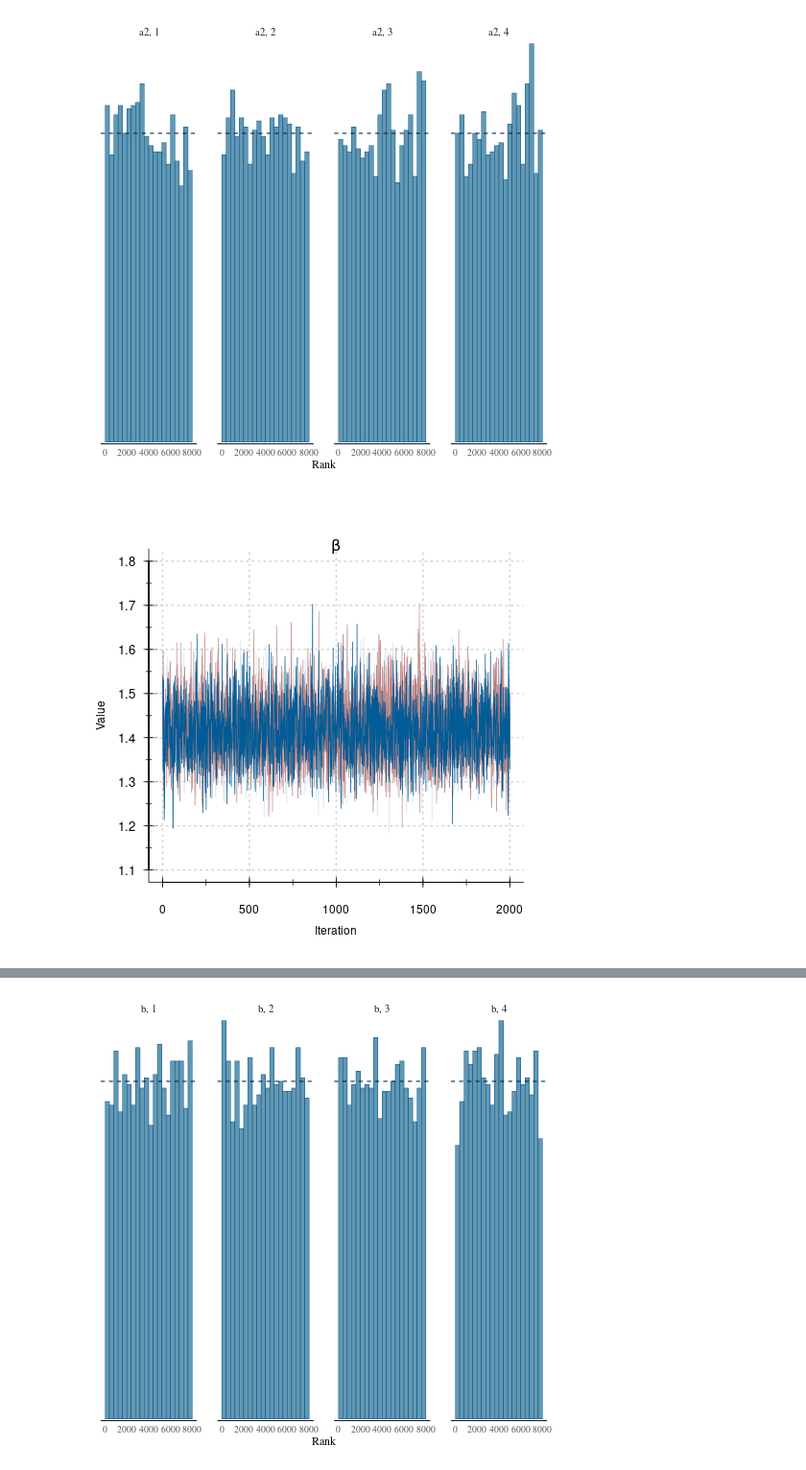
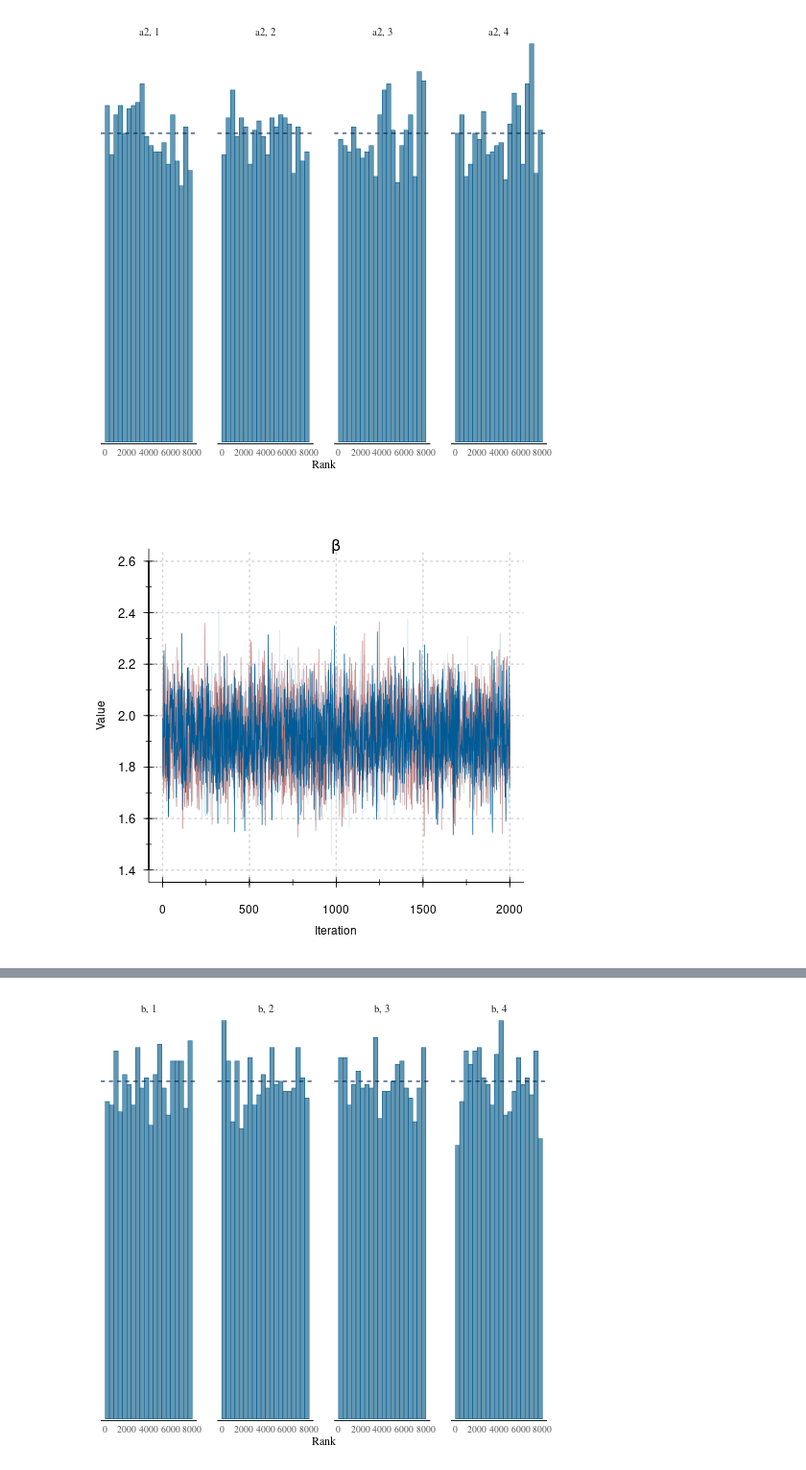
Before and after one commit to jhmorgan-netanomics/Netanomics_Analysts_Collaborative_Environment, a Jupyter notebook: Workflow_Demonstration/Analyses/Demonstration_Analysis.ipynb, the cells around one changed output, grey strips where cells are left out. Shown at 96% size. Saved outputs shown, nothing was run; the diff lists cells and outputs as text; code cells hidden in the pictures.

```diff
--- a/Workflow_Demonstration/Analyses/Demonstration_Analysis.ipynb
+++ b/Workflow_Demonstration/Analyses/Demonstration_Analysis.ipynb
@@ -426,17 +442,17 @@ Processing complete, no problems detected.
 # %%
 %%R
 #   Evaluating the Effect of Birth Order: The Model Assume the Effect is the Same for Both Mothers' & Daughters'
     layout.matrix <- matrix(c(1), nrow = 1, ncol = 1)
     layout(mat = layout.matrix) # Widths of the two columns
     layout.show(n=2)
 
-    plot_list <- posterior_list[c(3)]
+    plot_list <- posterior_list[c(10)]
     plot_names <- c('beta')
     for (i in seq_along(plot_list)){
       chains_visualization(plot_names[[i]], plot_list[[i]])
     }
 # %% [output]
-[figure, old version]
+[figure, new version]
 # %%
 %%R
 #   Evaluating the Effect of Birth Order
```
Also changed, not shown: parts of 15 cells of this notebook, 2 other files.
